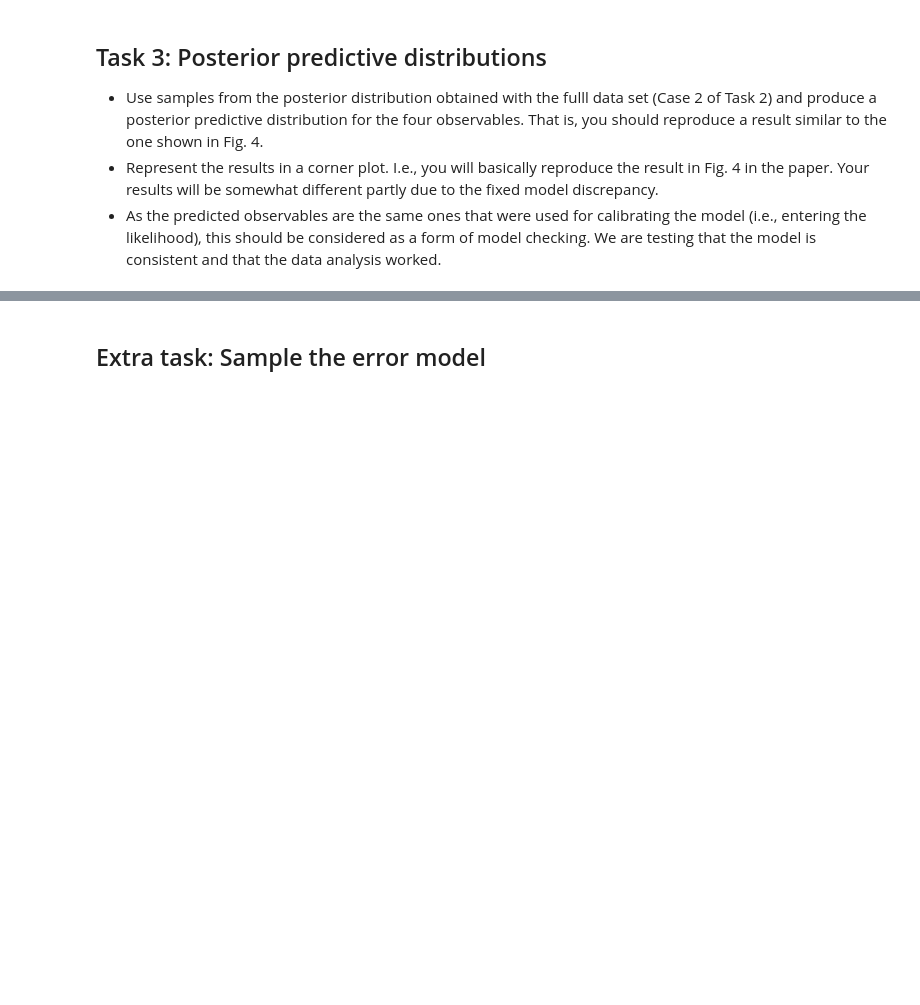
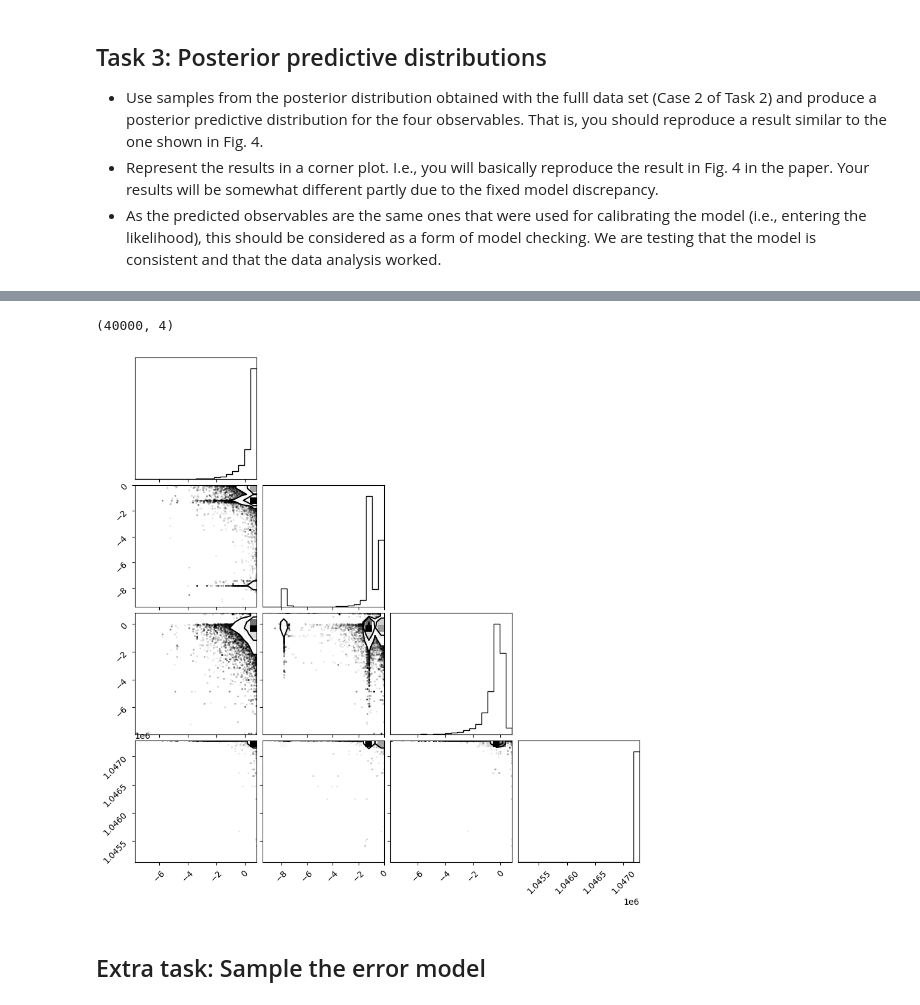
Before and after one commit to stinaper/tif285, a Jupyter notebook: doc/pub/Projects/Project1/TIF285_Project1.ipynb, the cells around one changed output, grey strips where cells are left out. Saved outputs shown, nothing was run; the diff lists cells and outputs as text; code cells hidden in the pictures; blank space fills up the shorter version.

```diff
--- a/doc/pub/Projects/Project1/TIF285_Project1.ipynb
+++ b/doc/pub/Projects/Project1/TIF285_Project1.ipynb
@@ -465,0 +479,5 @@ plt.hist(prob_2)
+# %%
+test = np.array([prob_1 ,prob_2, prob_3, prob_4]).transpose().reshape(nwalkers*nsteps,4)
+corner.corner(test)
+print(test.shape)
+# %% [output]
@@ -466,3 +489,5 @@ plt.hist(prob_2)
+(40000, 4)
+[figure, added]
 # %% [markdown]
 ## Extra task: Sample the error model
 # %% [markdown]
```
Also changed, not shown: parts of 7 cells of this notebook.
